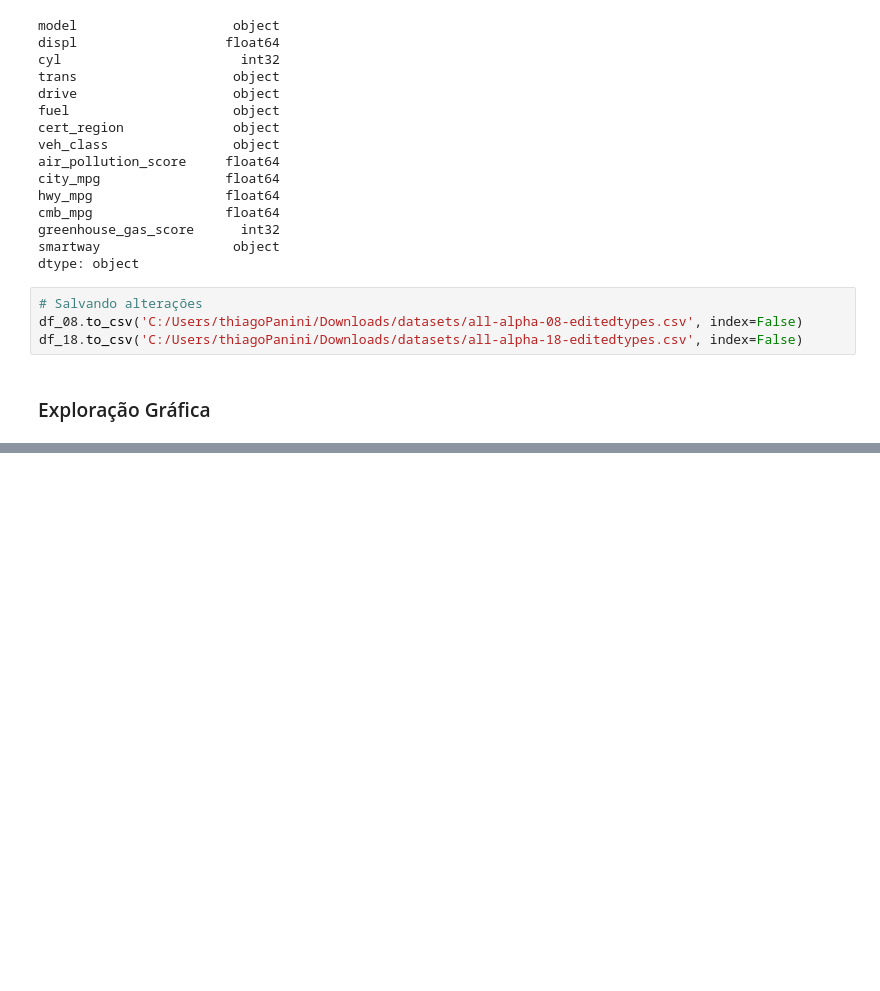
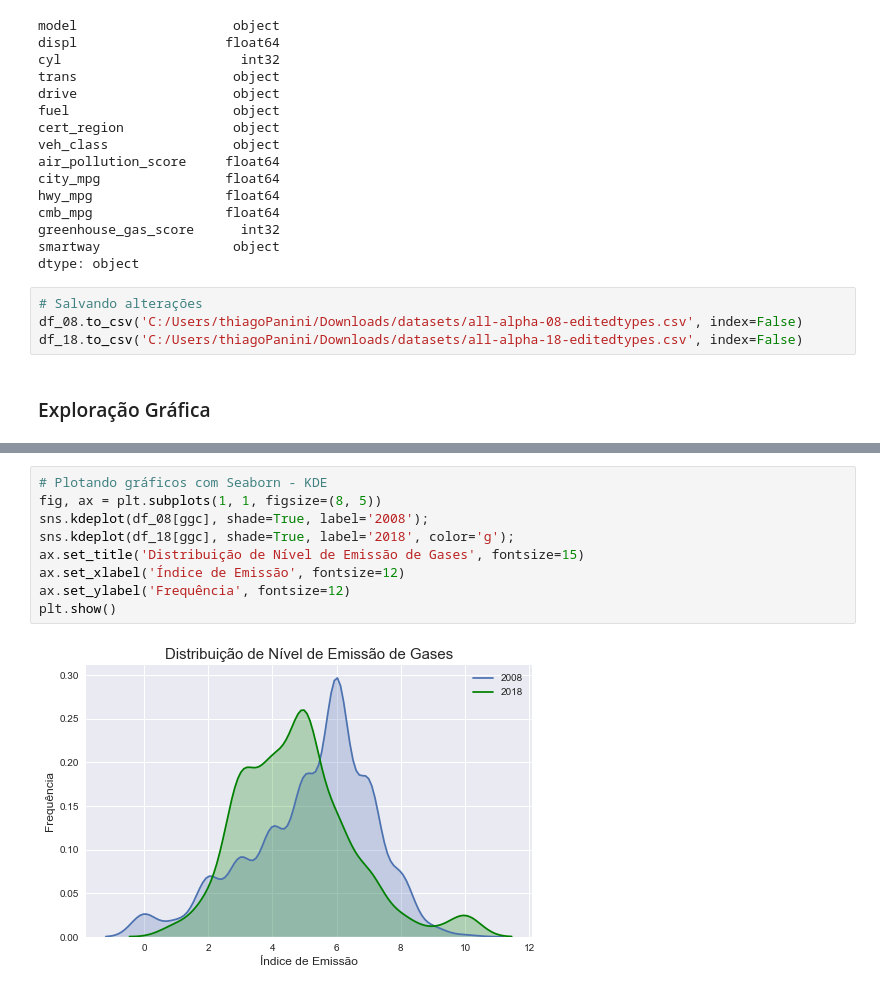
Before and after one commit to RobertoDelamora/data-science-academy, a Jupyter notebook: udacity/fundamentos-data-scientist-I/definitive-toolkit/EDA.ipynb, the cells around one changed output, grey strips where cells are left out. Saved outputs shown, nothing was run; the diff lists cells and outputs as text; blank space fills up the shorter version.

```diff
--- a/udacity/fundamentos-data-scientist-I/definitive-toolkit/EDA.ipynb
+++ b/udacity/fundamentos-data-scientist-I/definitive-toolkit/EDA.ipynb
@@ -2594,0 +2616,11 @@ df_18.to_csv('C:/Users/thiagoPanini/Downloads/datasets/all-alpha-18-editedtypes.
+# %%
+# Plotando gráficos com Seaborn - KDE
+fig, ax = plt.subplots(1, 1, figsize=(8, 5))
+sns.kdeplot(df_08[ggc], shade=True, label='2008');
+sns.kdeplot(df_18[ggc], shade=True, label='2018', color='g');
+ax.set_title('Distribuição de Nível de Emissão de Gases', fontsize=15)
+ax.set_xlabel('Índice de Emissão', fontsize=12)
+ax.set_ylabel('Frequência', fontsize=12)
+plt.show()
+# %% [output]
+[figure, added]
```
Also changed, not shown: parts of 37 cells of this notebook, 1 other file.
